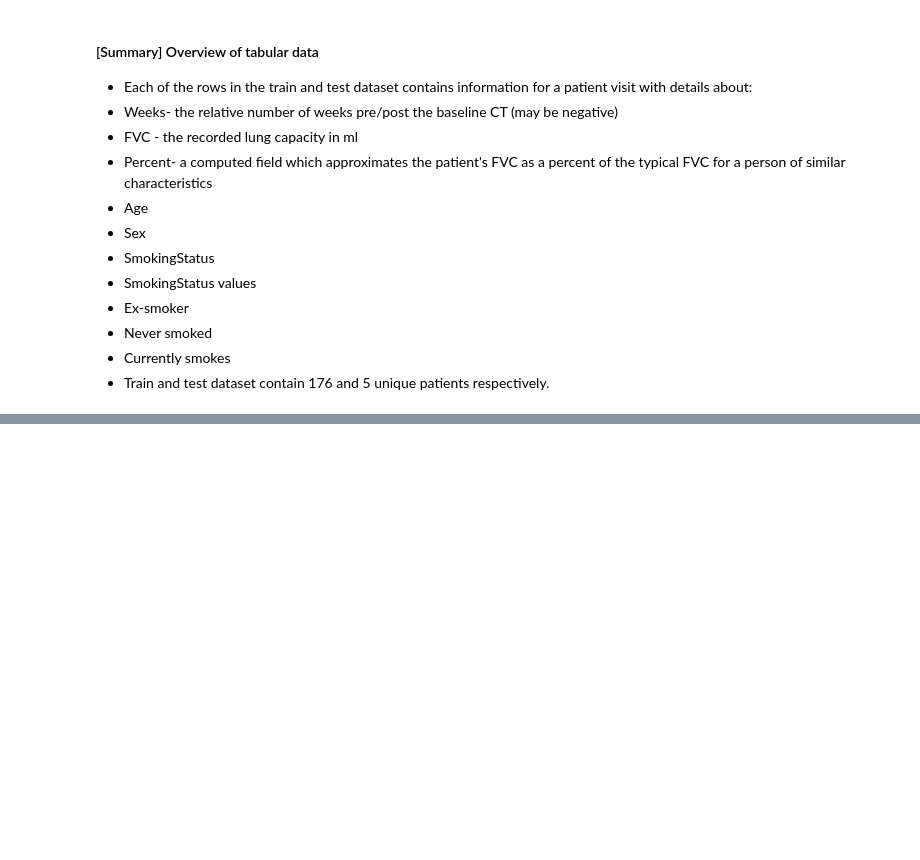
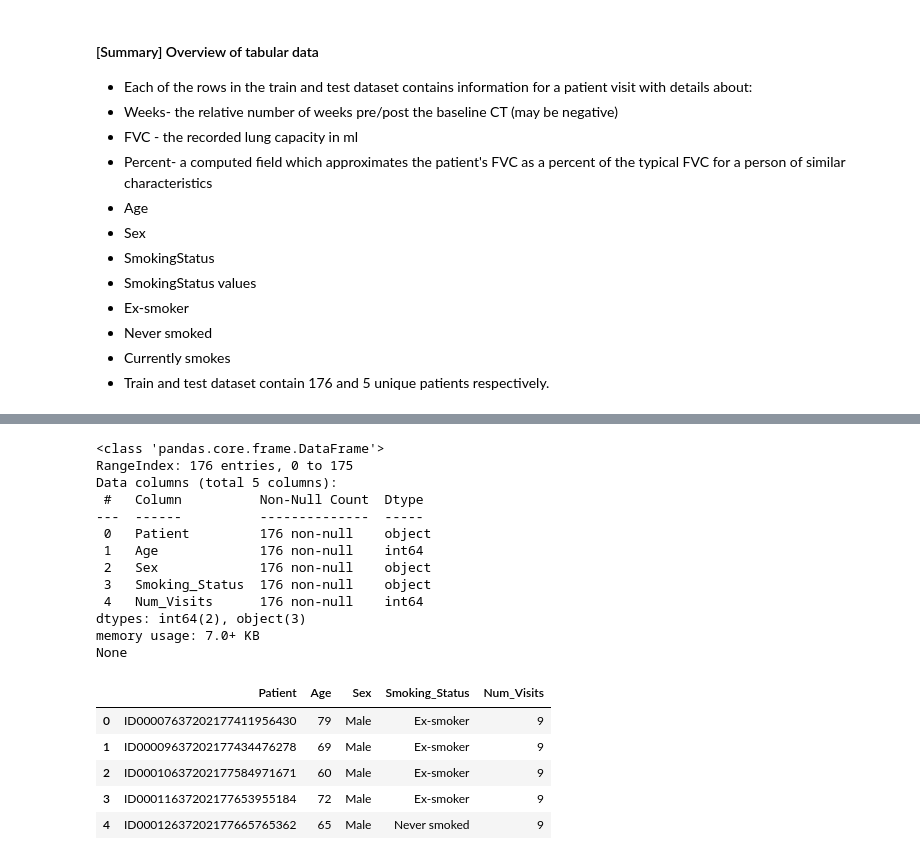
Before and after one commit to manumaqueda/pulmonary-fibrosis-progression, a Jupyter notebook: EDA-feature-extraction.ipynb, the cells around one changed output, grey strips where cells are left out. Saved outputs shown, nothing was run; the diff lists cells and outputs as text; code cells hidden in the pictures; blank space fills up the shorter version.

```diff
--- a/EDA-feature-extraction.ipynb
+++ b/EDA-feature-extraction.ipynb
@@ -120,0 +133,43 @@ Number of test folders: 5
+# %%
+# create patient dataframe: patient, baseline_fvc, baseline_percentage, age, sex, smoking status, num_visits
+#Creating new rows
+patients = []
+age = []
+sex = []
+smoking_status = []
+num_visits = []
+
+#for each unique patient filter collect static data
+for patient in train_df["Patient"].unique():
+    patient_rows = train_df[train_df['Patient'] == patient]
+    patient_row = patient_rows.iloc[0]
+    patients.append(patient_row['Patient'])
+    age.append(patient_row['Age'])
+    sex.append(patient_row['Sex'])
+    smoking_status.append(patient_row['SmokingStatus'])
+    num_visits.append(patient_rows.shape[0])
+
+patient_df = pd.DataFrame(list(zip(patients, age, sex, smoking_status, num_visits)),
+                                 columns =['Patient', 'Age', 'Sex', 'Smoking_Status', 'Num_Visits'])
+print(patient_df.info())
+patient_df.head()
+# %% [output]
+<class 'pandas.core.frame.DataFrame'>
+RangeIndex: 176 entries, 0 to 175
+Data columns (total 5 columns):
+ #   Column          Non-Null Count  Dtype
+---  ------          --------------  -----
+ 0   Patient         176 non-null    object
+ 1   Age             176 non-null    int64
+ 2   Sex             176 non-null    object
+ 3   Smoking_Status  176 non-null    object
+ 4   Num_Visits      176 non-null    int64
+dtypes: int64(2), object(3)
+memory usage: 7.0+ KB
+None
+|  | Patient | Age | Sex | Smoking_Status | Num_Visits |
+| 0 | ID00007637202177411956430 | 79 | Male | Ex-smoker | 9 |
+| 1 | ID00009637202177434476278 | 69 | Male | Ex-smoker | 9 |
+| 2 | ID00010637202177584971671 | 60 | Male | Ex-smoker | 9 |
+| 3 | ID00011637202177653955184 | 72 | Male | Ex-smoker | 9 |
+| 4 | ID00012637202177665765362 | 65 | Male | Never smoked | 9 |
```
Also changed, not shown: parts of 8 cells of this notebook, 1 other file.
